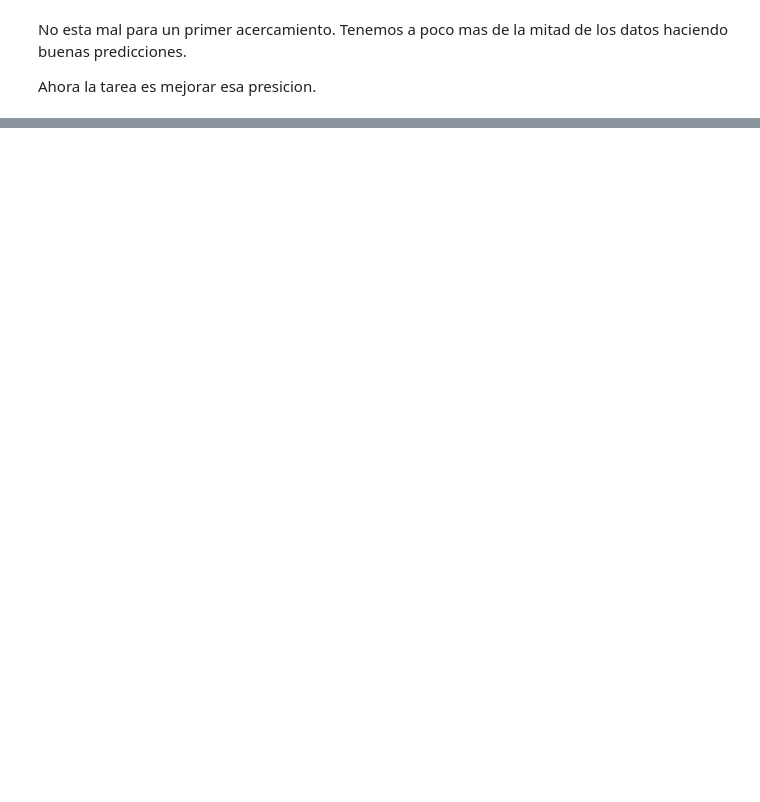
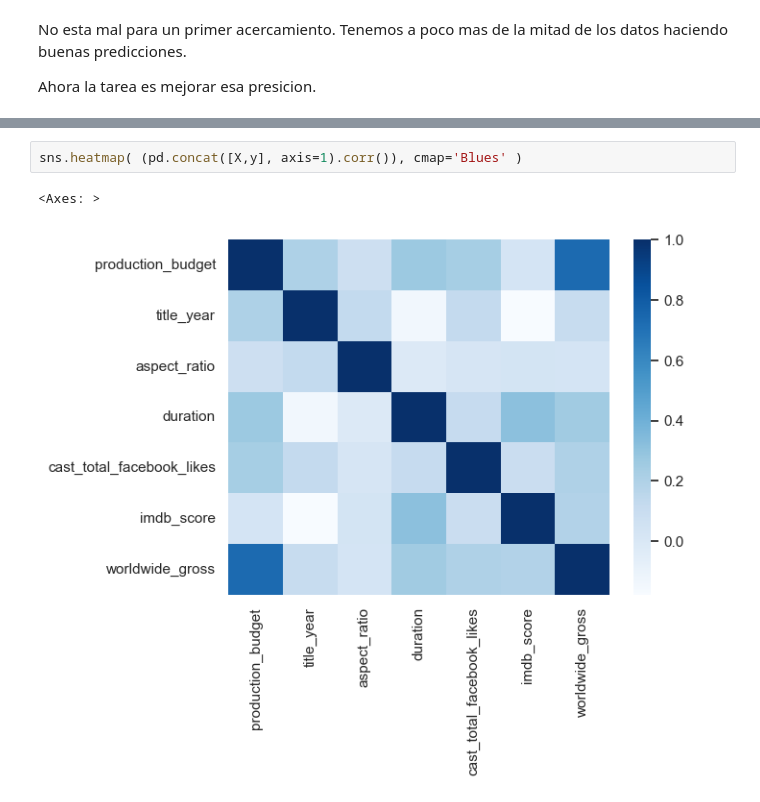
Before and after one commit to dLeandroT/ML_aplicado_recordando, a Jupyter notebook: notebooks/2_Modelado.ipynb, the cells around one changed output, grey strips where cells are left out. Saved outputs shown, nothing was run; the diff lists cells and outputs as text; blank space fills up the shorter version.

```diff
--- a/notebooks/2_Modelado.ipynb
+++ b/notebooks/2_Modelado.ipynb
@@ -122,0 +170,5 @@ Ahora la tarea es mejorar esa presicion.
+# %%
+sns.heatmap( (pd.concat([X,y], axis=1).corr()), cmap='Blues' )
+# %% [output]
+<Axes: >
+[figure, added]
```
Also changed, not shown: parts of 16 cells of this notebook.
